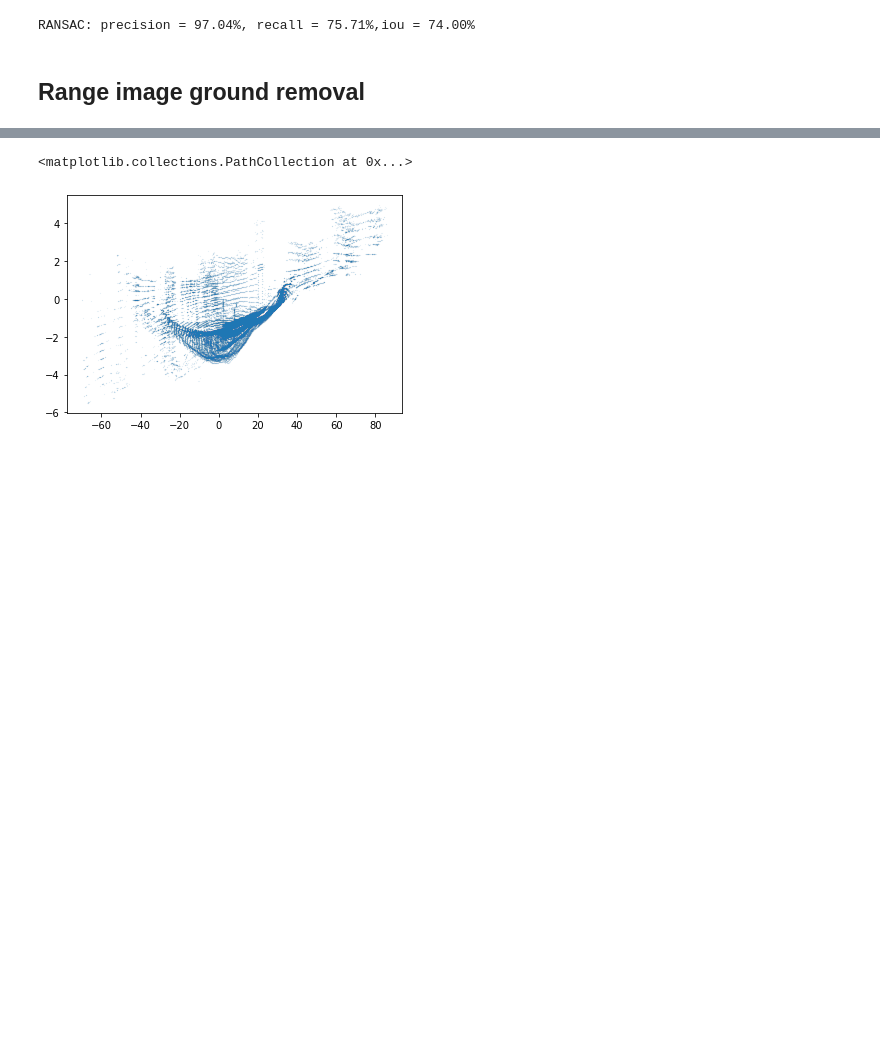
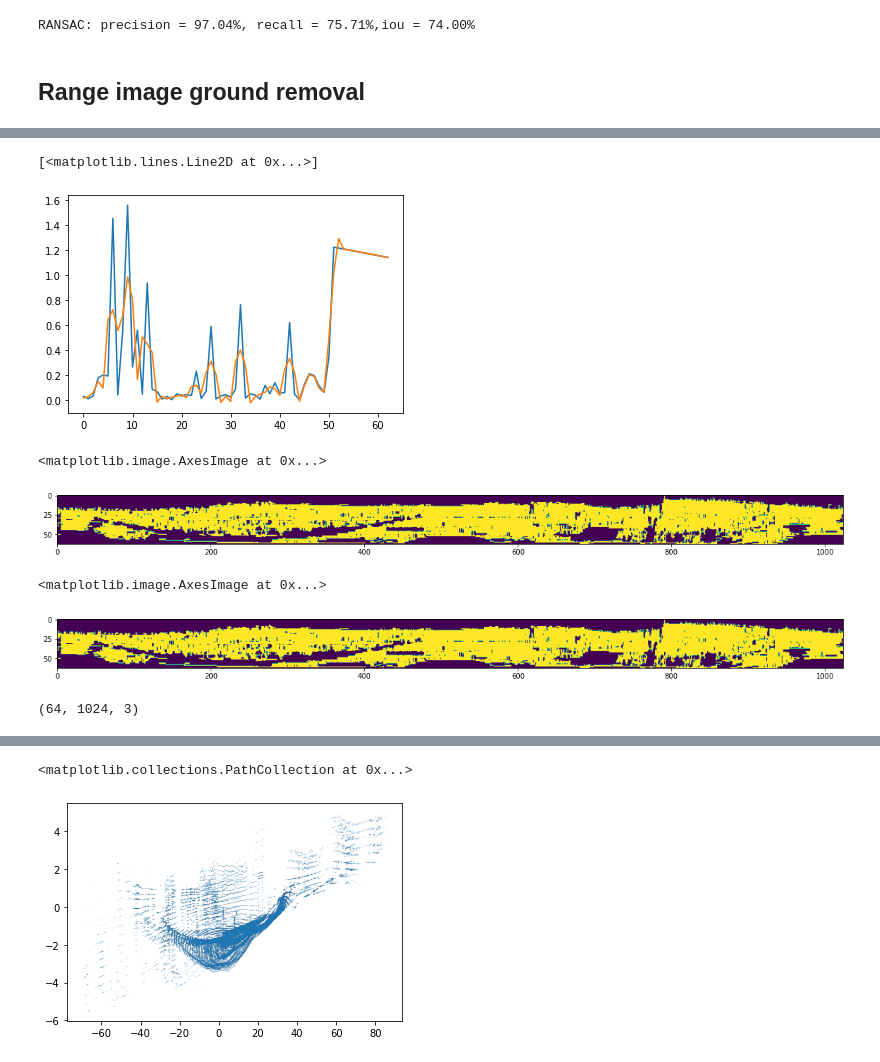
Before and after one commit to vacany/lidar_dynamics, a Jupyter notebook: vojta/ground_removal.ipynb, the cells around one changed output, grey strips where cells are left out. Cells and saved outputs as stored; diff of their text form; code cells hidden in the pictures; blank space fills up the shorter version.

```diff
--- a/vojta/ground_removal.ipynb
+++ b/vojta/ground_removal.ipynb
@@ -95,0 +117,9 @@ regrese na 2D projekci pri zanedbani souradnice X a pote Y
+# %%
+angles, angles_filtered = compute_angles(range_image_repaired)
+# %%
+x = [x for x in range(63)]
+plt.plot(x, angles[:,0])
+plt.plot(x, angles_filtered[:,0])
+# %% [output]
+[<matplotlib.lines.Line2D at 0x...>]
+[figure, added]
@@ -95,0 +128,6 @@ regrese na 2D projekci pri zanedbani souradnice X a pote Y
+# %%
+plt.figure(figsize=(20,20))
+plt.imshow(ground_labels)
+# %% [output]
+<matplotlib.image.AxesImage at 0x...>
+[figure, added]
@@ -95,0 +137,6 @@ regrese na 2D projekci pri zanedbani souradnice X a pote Y
+# %%
+plt.figure(figsize=(20,20))
+plt.imshow(ground_labels)
+# %% [output]
+<matplotlib.image.AxesImage at 0x...>
+[figure, added]
@@ -96,3 +148,7 @@ regrese na 2D projekci pri zanedbani souradnice X a pote Y
+# %%
+scan.proj_xyz.shape
+# %% [output]
+(64, 1024, 3)
 # %%
 plt.scatter(pts[:,1],pts[:,2], s=0.001)
 # %% [output]
```
Also changed, not shown: parts of 16 cells of this notebook, 39 other files.
